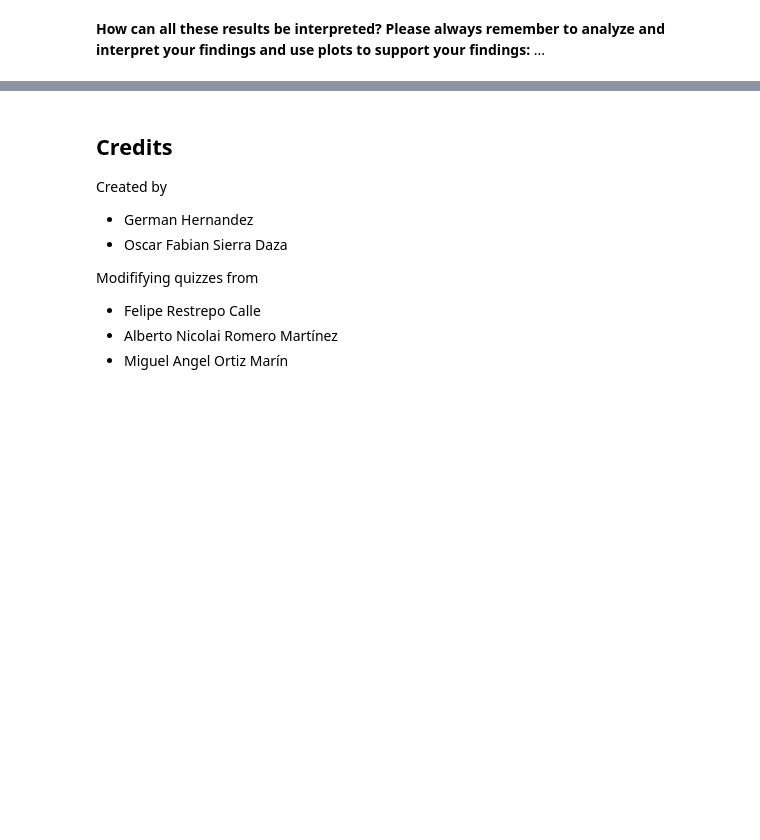
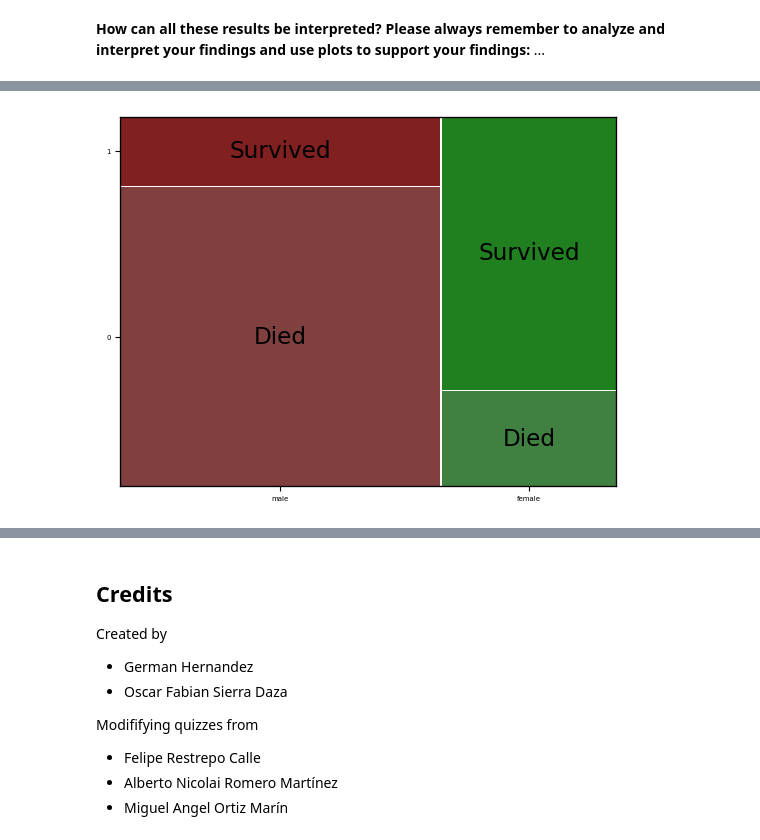
Before and after one commit to spinedace/AlgorithmsUN2023II, a Jupyter notebook: Quiz3/spinedace_Quiz3.ipynb, the cells around one changed output, grey strips where cells are left out. Cells and saved outputs as stored; diff of their text form; code cells hidden in the pictures; blank space fills up the shorter version.

```diff
--- a/Quiz3/spinedace_Quiz3.ipynb
+++ b/Quiz3/spinedace_Quiz3.ipynb
@@ -708,0 +736,12 @@ The output of the above cell should be:
+# %%
+
+
+
+from statsmodels.graphics.mosaicplot import mosaic
+
+plt.rc('font', size=20)
+plt.show()
+labelizer = lambda k: {('male','0'): 'Died',('male','1'): 'Survived', ('female','0'): 'Died', ('female','1'): 'Survived'}[k]
+mosaic(titanic, index=['Sex', 'Survived'],labelizer=labelizer);
+# %% [output]
+[figure, added]
```
Also changed, not shown: parts of 6 cells of this notebook.
